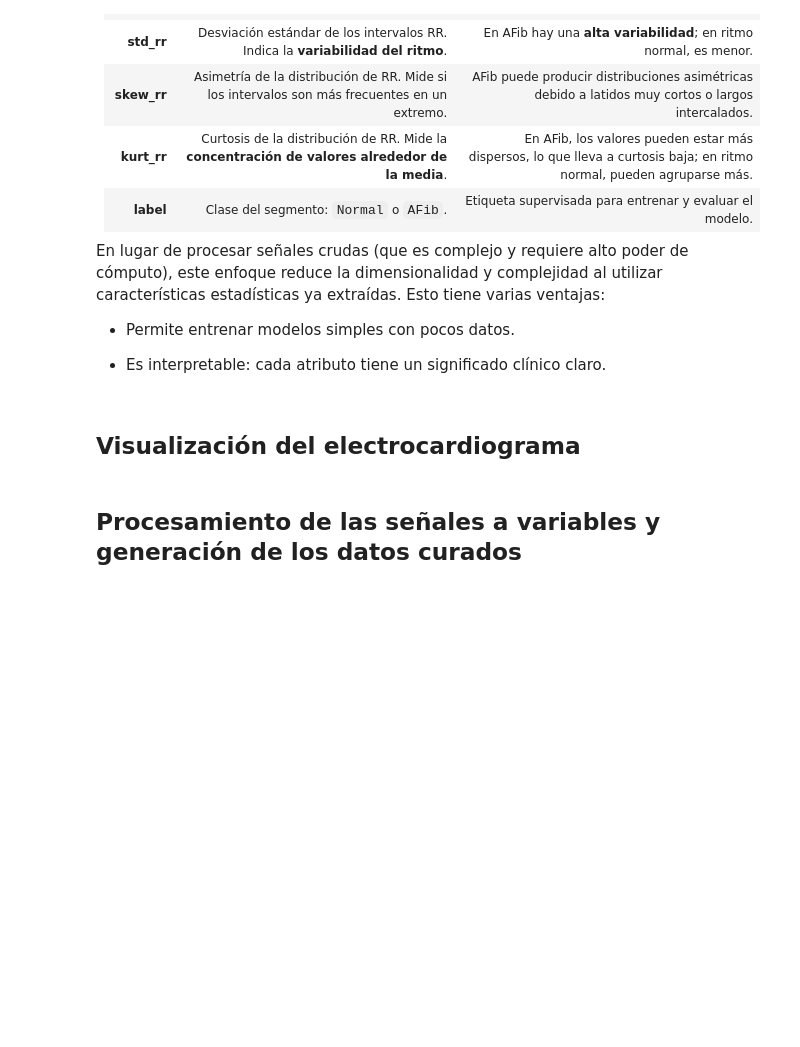
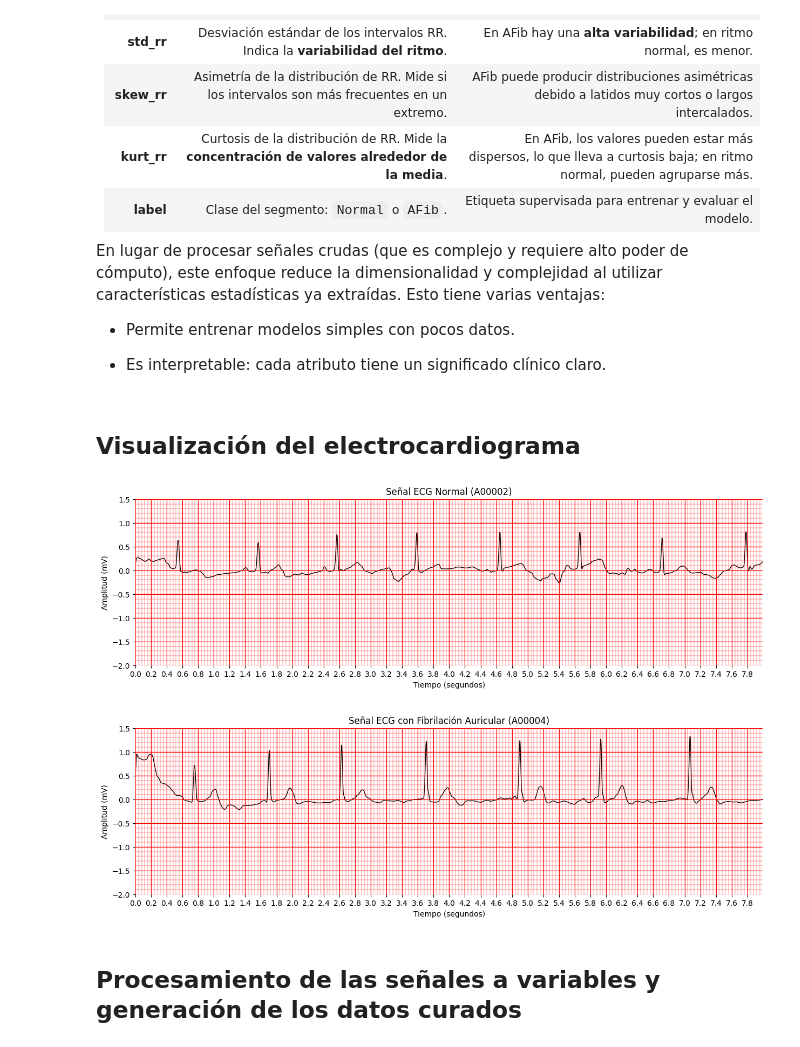
Before and after one commit to urzuaf/proyecto-ml, a Jupyter notebook: notebooks/Modelo.ipynb, the cells around one changed output. Saved outputs shown, nothing was run; the diff lists cells and outputs as text; code cells hidden in the pictures; blank space fills up the shorter version.

```diff
--- a/notebooks/Modelo.ipynb
+++ b/notebooks/Modelo.ipynb
@@ -42,7 +42,7 @@ import os
 import numpy as np
 
 # Ruta donde están los archivos .mat y .hea
-ruta_carpeta = './proyecto/training2017'
+ruta_carpeta = '../training2017'
 
 # Registros de ejemplo: uno normal y otro con AFib
 registro_normal = 'A00002'
@@ -90,33 +90,36 @@ def plot_ecg(signal, time, titulo, color='black'):
 
     plt.xticks(major_grid_x)
     plt.yticks(major_grid_y)
 
     # Líneas de cuadrícula menores (rojas, finas)
     for x in minor_grid_x:
         plt.axvline(x=x, color='red', linewidth=0.3, linestyle='-')
     for y in minor_grid_y:
         plt.axhline(y=y, color='red', linewidth=0.3, linestyle='-')
 
     # Líneas de cuadrícula mayores (rojas, más gruesas)
     for x in major_grid_x:
         plt.axvline(x=x, color='red', linewidth=0.8)
     for y in major_grid_y:
         plt.axhline(y=y, color='red', linewidth=0.8)
 
     plt.title(titulo, fontsize=12)
     plt.xlabel('Tiempo (segundos)')
     plt.ylabel('Amplitud (mV)')
     plt.grid(False)
     plt.box(False)
 
 # Reemplaza tu parte de graficar por esto:
 plt.figure(figsize=(15, 4))
 plot_ecg(signal_n, t_n, f'Señal ECG Normal ({registro_normal})')
 plt.show()
 
 plt.figure(figsize=(15, 4))
 plot_ecg(signal_a, t_a, f'Señal ECG con Fibrilación Auricular ({registro_afib})')
 plt.show()
+# %% [output]
+[figure, added]
+[figure, added]
 # %% [markdown]
 ## Procesamiento de las señales a variables y generación de los datos curados
 # %%
```
Also changed, not shown: 4 other files.
